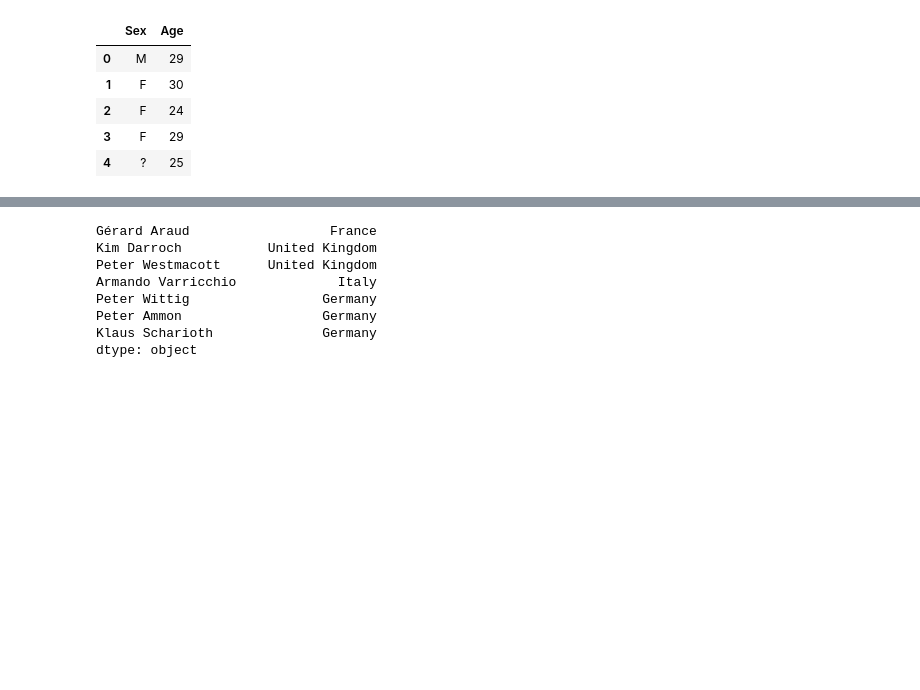
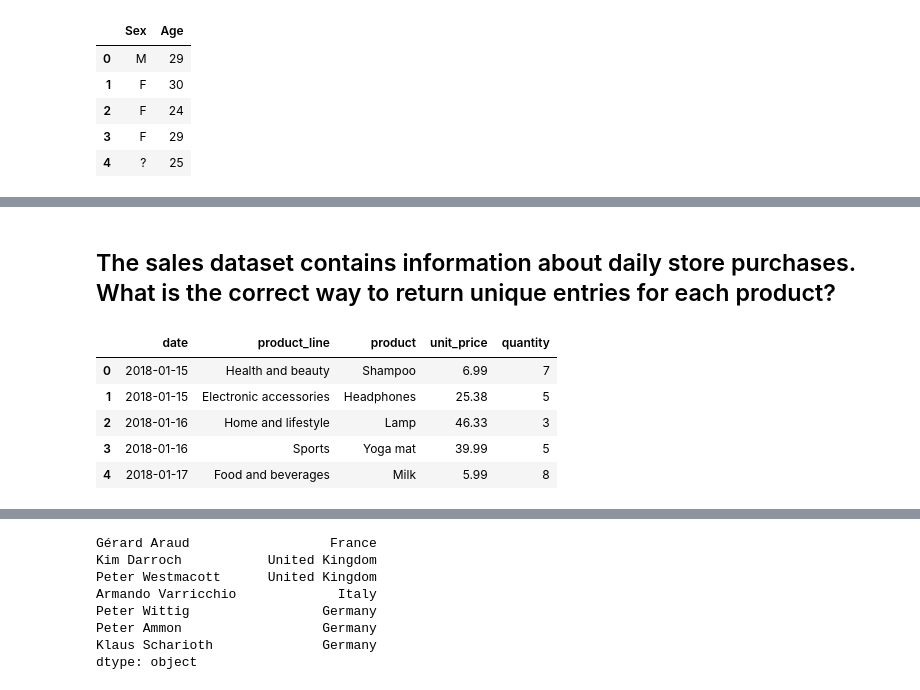
Before and after one commit to dcaley5005/Python_Cheat_Sheet, a Jupyter notebook: Data_Transformation/data_transformation.ipynb, the cells around one changed output, grey strips where cells are left out. Saved outputs shown, nothing was run; the diff lists cells and outputs as text; code cells hidden in the pictures; blank space fills up the shorter version.

Commit message:
Adding more ways to create Dataframes

```diff
--- a/Data_Transformation/data_transformation.ipynb
+++ b/Data_Transformation/data_transformation.ipynb
@@ -1492,3 +1492,20 @@ df.replace({
 ![purple-divider](https://user-images.githubusercontent.com/7065401/52071927-c1cd7100-2562-11e9-908a-dde91ba14e59.png)
 
 # Dealing with Duplicates
+# %% [markdown]
+## The sales dataset contains information about daily store purchases. What is the correct way to return unique entries for each product?
+# %%
+sales_datacampe = pd.DataFrame(data={'date':['2018-01-15','2018-01-15','2018-01-16','2018-01-16','2018-01-17'],
+                           'product_line':['Health and beauty', 'Electronic accessories', 'Home and lifestyle', 'Sports', 'Food and beverages'],
+                           'product': ['Shampoo', 'Headphones', 'Lamp', 'Yoga mat', 'Milk'],
+                           'unit_price': [6.99,25.38,46.33,39.99,5.99],
+                           'quantity': [7,5,3,5,8]
+                           })
+sales_datacampe
+# %% [output]
+|  | date | product_line | product | unit_price | quantity |
+| 0 | 2018-01-15 | Health and beauty | Shampoo | 6.99 | 7 |
+| 1 | 2018-01-15 | Electronic accessories | Headphones | 25.38 | 5 |
+| 2 | 2018-01-16 | Home and lifestyle | Lamp | 46.33 | 3 |
+| 3 | 2018-01-16 | Sports | Yoga mat | 39.99 | 5 |
+| 4 | 2018-01-17 | Food and beverages | Milk | 5.99 | 8 |
```
Also changed, not shown: parts of 1 cell of this notebook, 1 other file.
